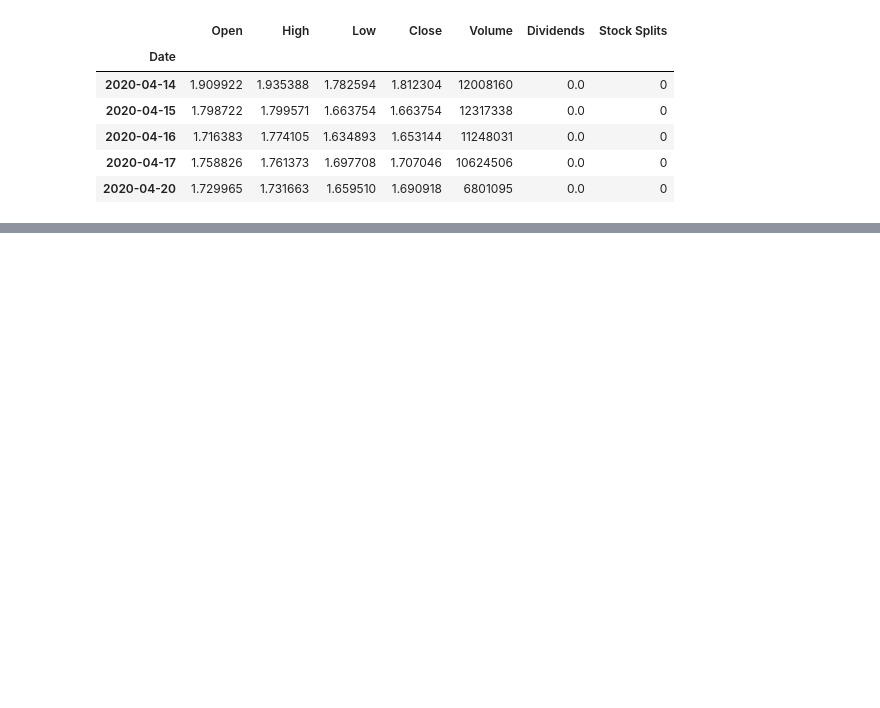
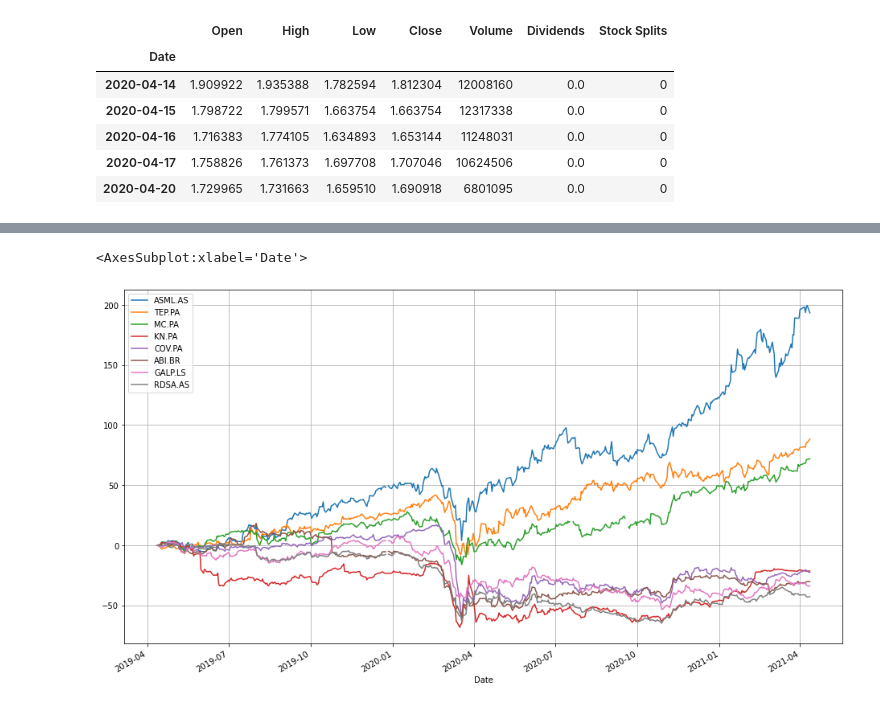
Before and after one commit to cdignam8304/euronext-stocks, a Jupyter notebook: notebooks/get_data.ipynb, the cells around one changed output, grey strips where cells are left out. Saved outputs shown, nothing was run; the diff lists cells and outputs as text; code cells hidden in the pictures; blank space fills up the shorter version.

Commit message:
Calc pc change in stock prices

```diff
--- a/notebooks/get_data.ipynb
+++ b/notebooks/get_data.ipynb
@@ -110,0 +229,4 @@ hist["Close"].plot(figsize=(16,9), grid=True)
+# %%
+ls_best = df_diff.iloc[-1].sort_values(ascending=False)[:top_n].index.to_list() # tickers of top 10 best performing stocks
+ls_worst = df_diff.iloc[-1].sort_values(ascending=False)[-bottom_n:].index.to_list() # tickers of top 10 worst performing stocks
+stocks_of_interest = ls_best+ls_worst
@@ -110,0 +250,5 @@ hist["Close"].plot(figsize=(16,9), grid=True)
+# %%
+df_diff[stocks_of_interest].plot(figsize=(16,9), grid=True)
+# %% [output]
+<AxesSubplot:xlabel='Date'>
+[figure, added]
```
Also changed, not shown: parts of 17 cells of this notebook.
